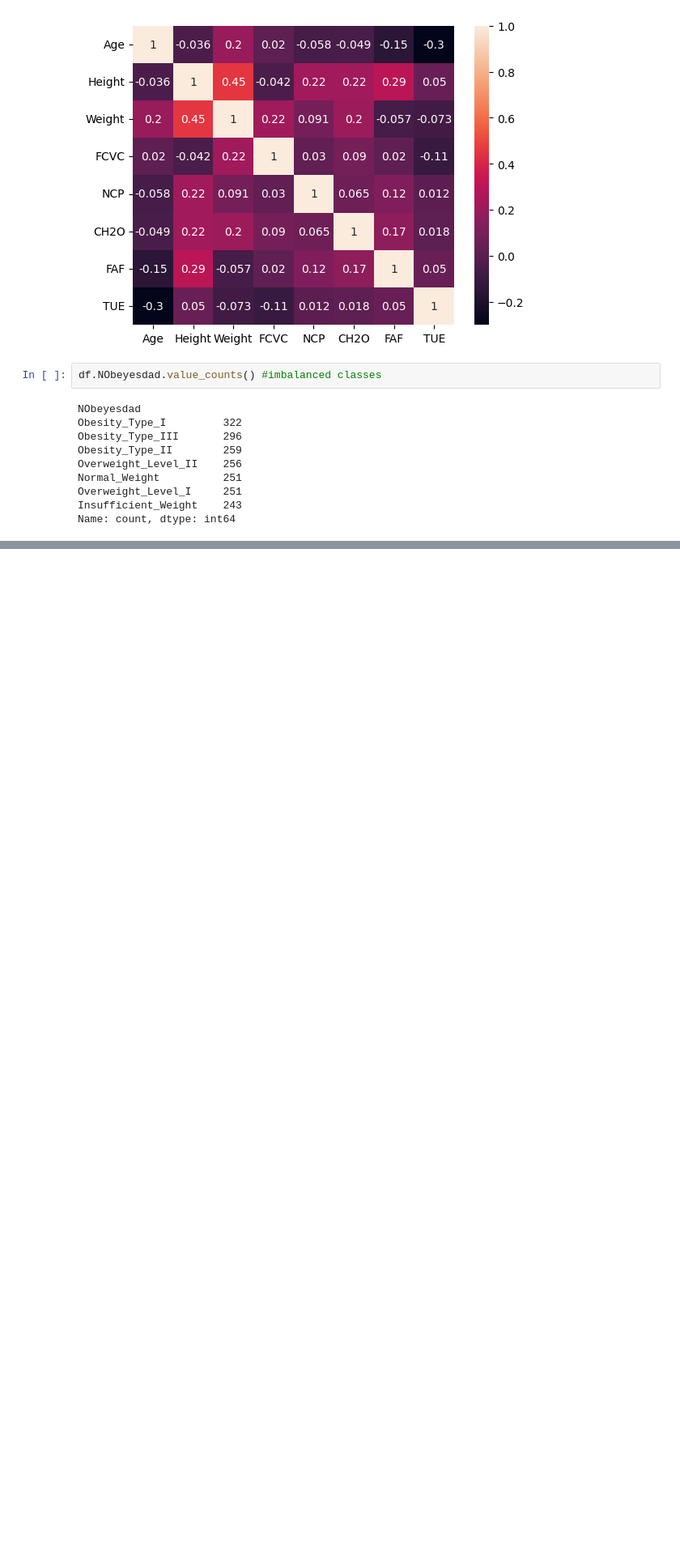
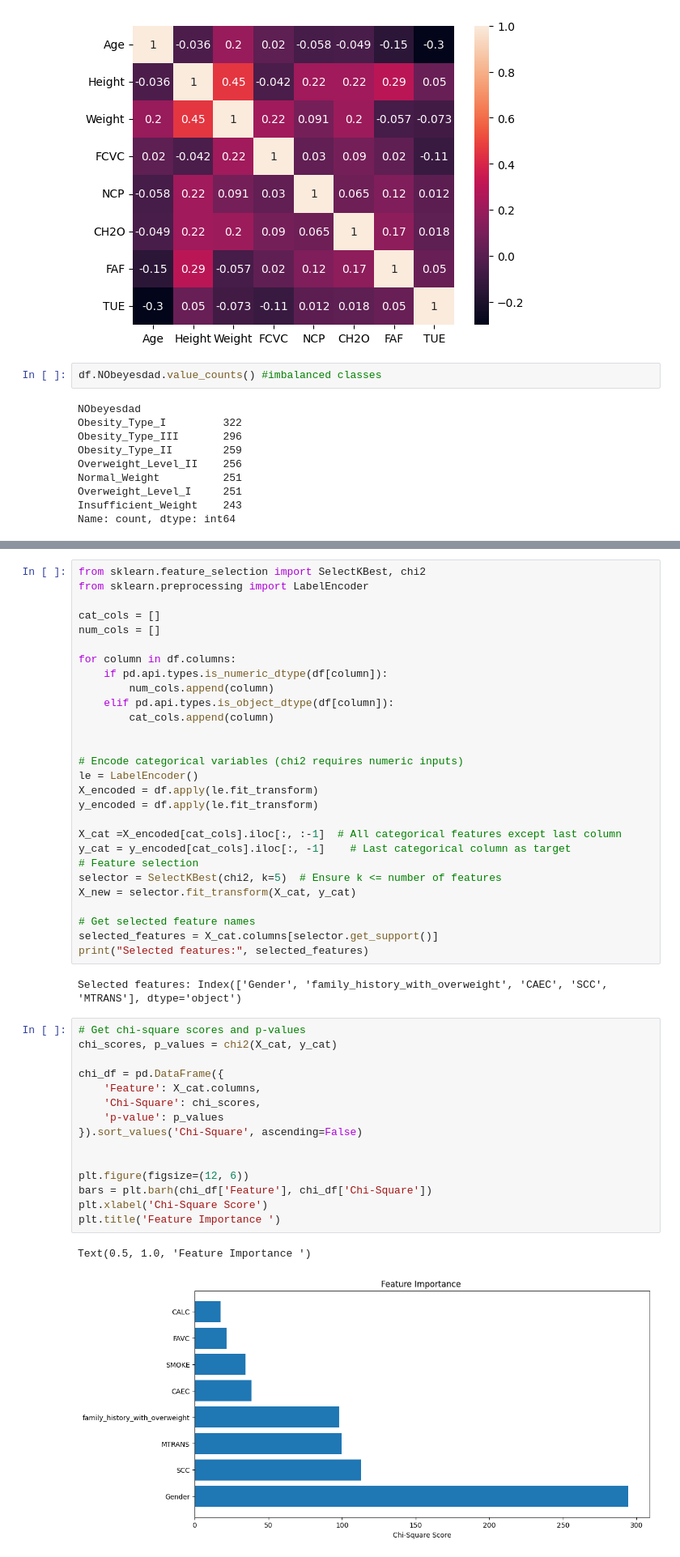
Before and after one commit to mariam1617/Obesity-risk-pred, a Jupyter notebook: EDA.ipynb, the cells around one changed output, grey strips where cells are left out. Shown at 81% size. Cells and saved outputs as stored; diff of their text form; blank space fills up the shorter version.

```diff
--- a/EDA.ipynb
+++ b/EDA.ipynb
@@ -150,0 +153,48 @@ Name: count, dtype: int64
+# %%
+from sklearn.feature_selection import SelectKBest, chi2
+from sklearn.preprocessing import LabelEncoder
+
+cat_cols = []
+num_cols = []
+
+for column in df.columns:
+    if pd.api.types.is_numeric_dtype(df[column]):
+        num_cols.append(column)
+    elif pd.api.types.is_object_dtype(df[column]):
+        cat_cols.append(column)
+
+
+# Encode categorical variables (chi2 requires numeric inputs)
+le = LabelEncoder()
+X_encoded = df.apply(le.fit_transform)
+y_encoded = df.apply(le.fit_transform)
+
+X_cat =X_encoded[cat_cols].iloc[:, :-1]  # All categorical features except last column
+y_cat = y_encoded[cat_cols].iloc[:, -1]    # Last categorical column as target
+# Feature selection
+selector = SelectKBest(chi2, k=5)  # Ensure k <= number of features
+X_new = selector.fit_transform(X_cat, y_cat)
+
+# Get selected feature names
+selected_features = X_cat.columns[selector.get_support()]
+print("Selected features:", selected_features)
+# %% [output]
+Selected features: Index(['Gender', 'family_history_with_overweight', 'CAEC', 'SCC', 'MTRANS'], dtype='object')
+# %%
+# Get chi-square scores and p-values
+chi_scores, p_values = chi2(X_cat, y_cat)
+
+chi_df = pd.DataFrame({
+    'Feature': X_cat.columns,
+    'Chi-Square': chi_scores,
+    'p-value': p_values
+}).sort_values('Chi-Square', ascending=False)
+
+
+plt.figure(figsize=(12, 6))
+bars = plt.barh(chi_df['Feature'], chi_df['Chi-Square'])
+plt.xlabel('Chi-Square Score')
+plt.title('Feature Importance ')
+# %% [output]
+Text(0.5, 1.0, 'Feature Importance ')
+[figure, added]
```
Also changed, not shown: parts of 5 cells of this notebook.
